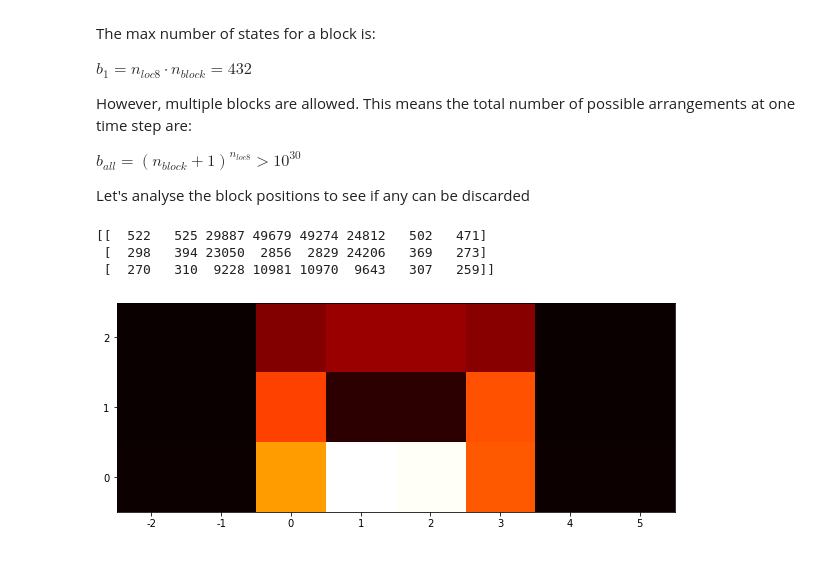
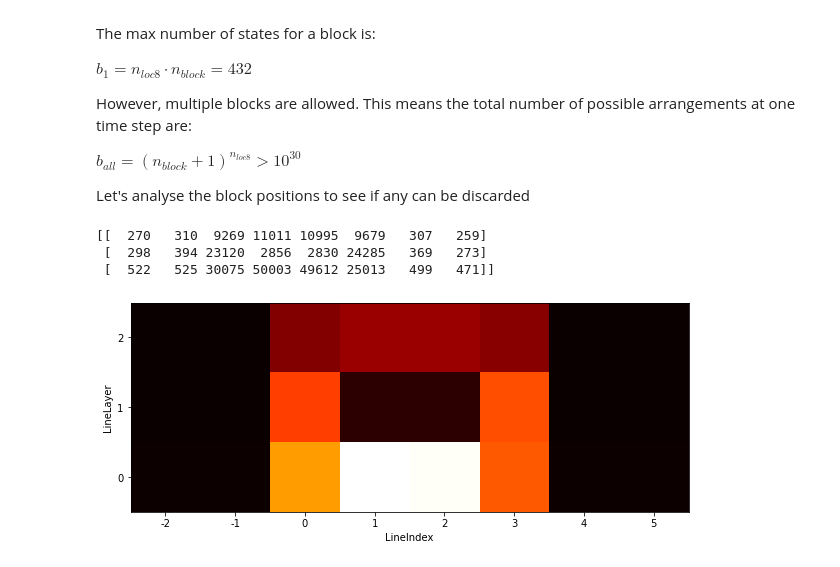
Before and after one commit to felixgravila/bsabermapmaker, a Jupyter notebook: notebooks/01-investigate-combinations.ipynb, the cells around one changed output. Saved outputs shown, nothing was run; the diff lists cells and outputs as text; code cells hidden in the pictures.

```diff
--- a/notebooks/01-investigate-combinations.ipynb
+++ b/notebooks/01-investigate-combinations.ipynb
@@ -23,7 +25,12 @@ DIFFICULTIES = {
 DIFFICULTY = "Expert+"
 # DIFFICULTY = "Easy"
 # %%
-rootDir = "data/raw/CustomLevels/"
+rootDirs = ["data/raw/CustomLevels/", "../data/raw/CustomLevels/"]
+for rd in rootDirs:
+    if os.path.isdir(rd):
+        rootDir = rd
+        break
+
 songs = os.listdir(rootDir)
 print(f"{len(songs)} songs in the folder")
 assert len(songs) > 0, "Folder doesn't contain any songs"
@@ -77,6 +98,7 @@ Multiple notes can appear at the same timestep
 I don't know anything about mapping files and have never created one "the normal way". I think there should be 3 rows of 4 columns, but I need to first test this.
 # %%
 all_note_positions = []
+memeSongs = []
 for songTitle, songNotes in noteLists.items():
     # add them here first so we can not add them if it's a meme song later
     songNotePositions = []
@@ -85,6 +107,7 @@ for songTitle, songNotes in noteLists.items():
         # keep it reasonable for songs that go overboard
         if lineIndex < -5 or lineIndex > 7 or lineLayer < -3 or lineLayer > 5:
             print(f"{songTitle} over limit")
+            memeSongs.append(songTitle)
             break
         else:
             songNotePositions.append({"LI": lineIndex, "LL": lineLayer})
@@ -147,21 +170,27 @@ heatMap = np.zeros((maLL-miLL+1, maLI-miLI+1), dtype="uint32")
 for note in all_note_positions:
     heatMap[note['LL'] - miLL ][note['LI'] - miLI ] += 1
 
-print(heatMap)
+# print the matrix (upside down, since layer 0 is the ground layer)
+print(heatMap[::-1])
 # %% [output]
-[[  522   525 29887 49679 49274 24812   502   471]
- [  298   394 23050  2856  2829 24206   369   273]
- [  270   310  9228 10981 10970  9643   307   259]]
+[[  270   310  9269 11011 10995  9679   307   259]
+ [  298   394 23120  2856  2830 24285   369   273]
+ [  522   525 30075 50003 49612 25013   499   471]]
 # %%
 # plot the heatmap (upside down, since layer 0 is the ground layer)
 
-plt.figure(figsize=(10,5))
-plt.imshow(heatMap, cmap="hot", origin="lower")
-plt.xticks(range(0, maLI - miLI + 1), range(miLI, maLI + 1))
-plt.yticks(range(0, maLL - miLL + 1), range(miLL, maLL + 1))
+fig = plt.figure(figsize=(10,5))
+ax = fig.add_subplot(111)
+ax.imshow(heatMap, cmap="hot", origin="lower", )
+ax.set_xlabel("LineIndex")
+ax.set_ylabel("LineLayer")
+ax.set_xticks(range(0, maLI - miLI + 1))
+ax.set_xticklabels(range(miLI, maLI + 1))
+ax.set_yticks(range(0, maLL - miLL + 1))
+ax.set_yticklabels(range(miLL, maLL + 1))
 plt.show()
 # %% [output]
-[figure, old version]
+[figure, new version]
 # %% [markdown]
 It seems that the extended two blocks on each side are almost never used; they can be discarded for simplicity. Updating:
 
```
Also changed, not shown: parts of 16 cells of this notebook.
